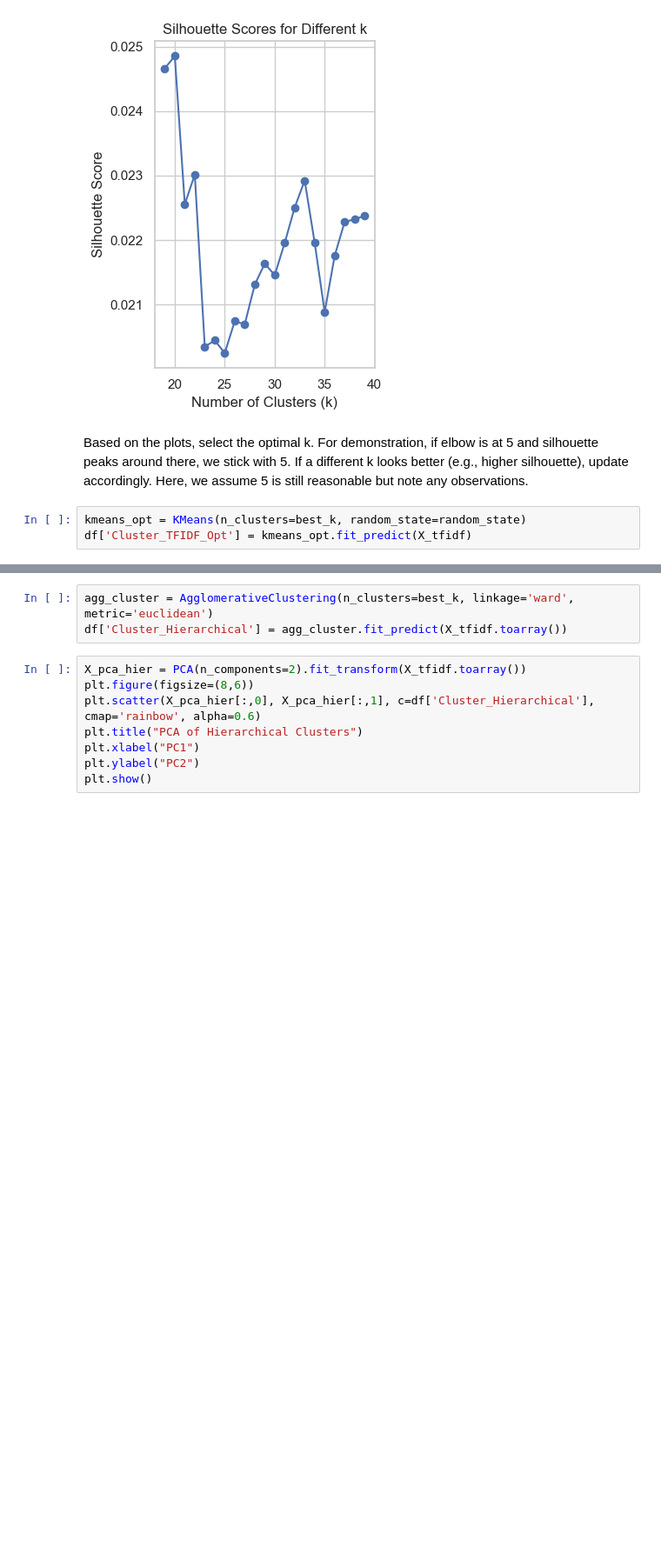
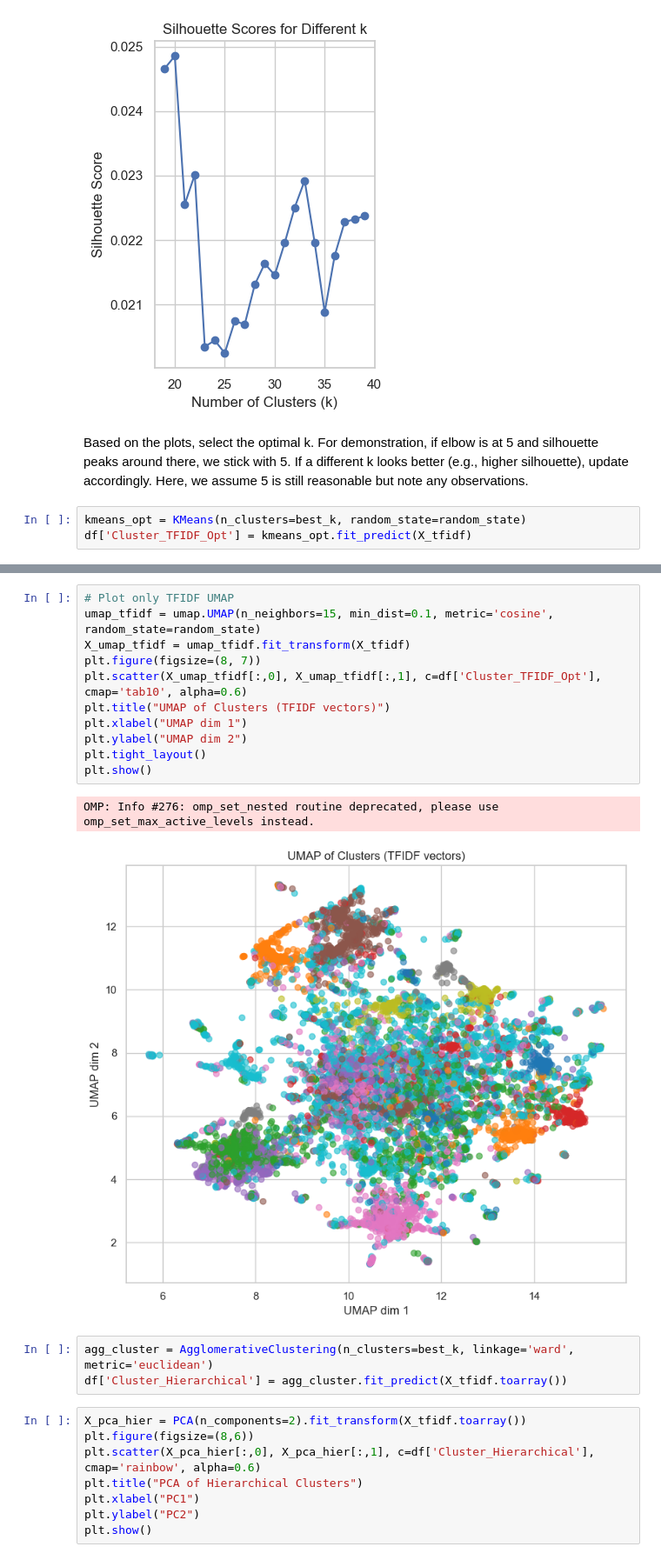
Before and after one commit to devmarkpro/amazon-fine-food-reviews-nlp-clustering, a Jupyter notebook: main.ipynb, the cells around one changed output, grey strips where cells are left out. Shown at 87% size. Drawn from its saved outputs; the diff is of its cells as text; blank space fills up the shorter version.

```diff
--- a/main.ipynb
+++ b/main.ipynb
@@ -592,3 +562,17 @@ df['Cluster_TFIDF_Opt'] = kmeans_opt.fit_predict(X_tfidf)
+# %%
+# Plot only TFIDF UMAP
+umap_tfidf = umap.UMAP(n_neighbors=15, min_dist=0.1, metric='cosine', random_state=random_state)
+X_umap_tfidf = umap_tfidf.fit_transform(X_tfidf)
+plt.figure(figsize=(8, 7))
+plt.scatter(X_umap_tfidf[:,0], X_umap_tfidf[:,1], c=df['Cluster_TFIDF_Opt'], cmap='tab10', alpha=0.6)
+plt.title("UMAP of Clusters (TFIDF vectors)")
+plt.xlabel("UMAP dim 1")
+plt.ylabel("UMAP dim 2")
+plt.tight_layout()
+plt.show()
+# %% [output]
+OMP: Info #276: omp_set_nested routine deprecated, please use omp_set_max_active_levels instead.
+[figure, added]
 # %%
 agg_cluster = AgglomerativeClustering(n_clusters=best_k, linkage='ward', metric='euclidean')
 df['Cluster_Hierarchical'] = agg_cluster.fit_predict(X_tfidf.toarray())
```
Also changed, not shown: parts of 14 cells of this notebook.
